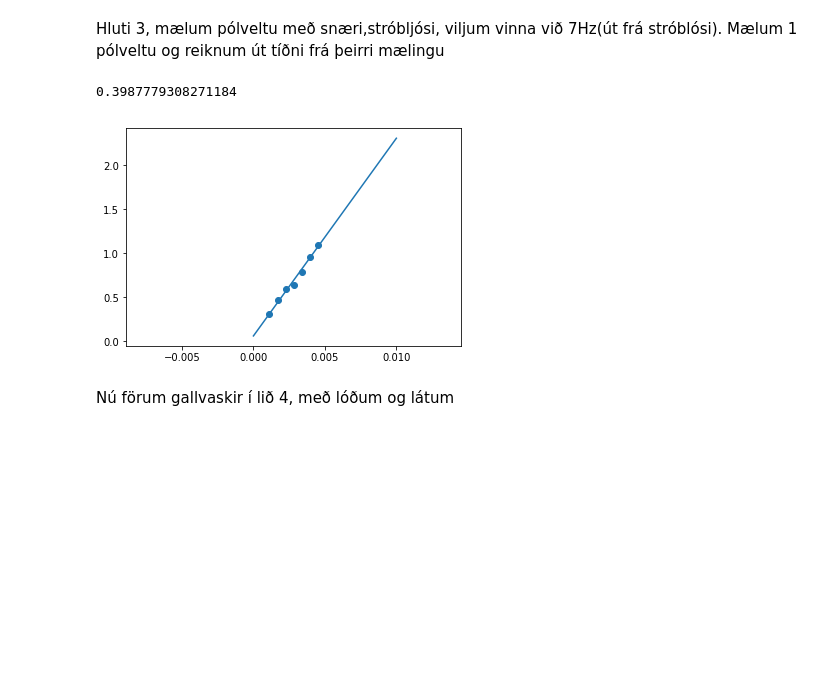
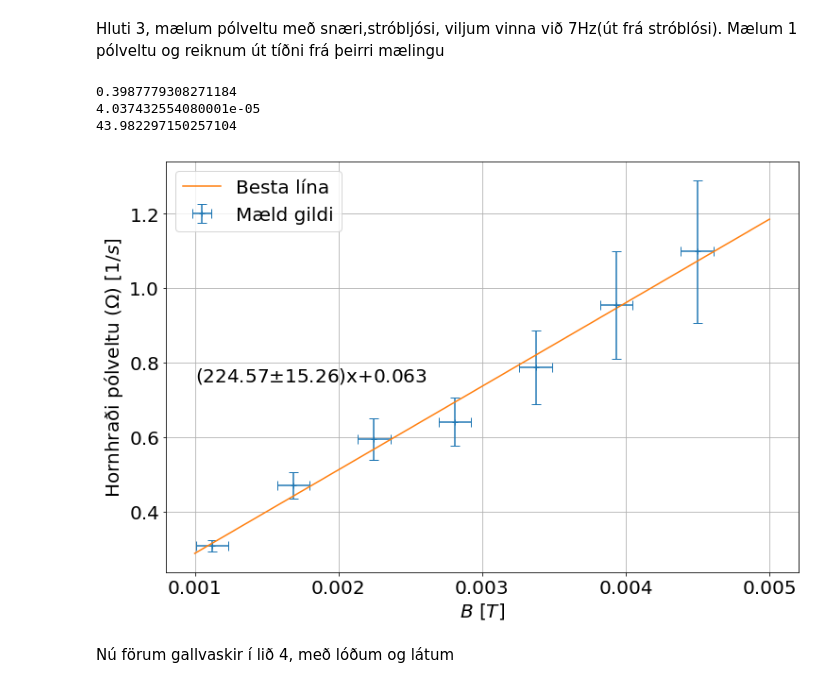
Before and after one commit to EmilGauti/segulvaegi, a Jupyter notebook: Urvinnsla.ipynb, the cells around one changed output. Cells and saved outputs as stored; diff of their text form; code cells hidden in the pictures; blank space fills up the shorter version.

```diff
--- a/Urvinnsla.ipynb
+++ b/Urvinnsla.ipynb
@@ -86,23 +123,52 @@ Hluti 3, mælum pólveltu með snæri,stróbljósi, viljum vinna við 7Hz(út fr
 # %%
 f_s = 7.0#Hz
 w_s = f_s*2*np.pi#Hornhraði kúlunnar vegna spuna-Garðars
 I_3 = np.array([1.0, 1.5, 2.0, 2.5, 3.0,3.5,4.0])
 t_3 = np.array([20.42, 13.34, 10.57,9.80,7.97,6.58,5.72])#Tími pólveltu [s]
+D_t3 = 1#óvissa á tíma pólveltunnar(s)
 f = 1/t_3
 w = 2*np.pi/t_3
 L = inert*w_s
 B_3 = mu_0*I_3*r_h**2*n_h/(2*(r_h**3))
+DB_3 = mu_0*D_I*r_h**2*n_h/(2*(r_h**3))
+D_w = D_t3*(2*np.pi/(t_3**2))
 
-plt.scatter(B_3,w)
-a,b = np.polyfit(B_3,w,1)
-XX = np.linspace(0.0,0.01,50)
+##### Teikna mynd
+
+plt.rcParams.update({'font.size': 20})
+
+plt.figure(figsize = (12, 8))
+
+
+plt.grid()
+plt.xlabel('$B$ [$T$]')
+plt.ylabel('Hornhraði pólveltu $(\Omega)$ [$1/s$]')
+
+plt.errorbar(B_3,w,xerr=DB_3, yerr = D_w,linestyle="None",fmt='+',capsize=5,label='Mæld gildi')
+
+[a,b],V = np.polyfit(B_3,w,1,cov=True)
+aErr = np.sqrt(V[0][0])
+XX = np.linspace(0.001,0.005,40)
 YY = a*XX + b
-plt.plot(XX,YY)
+plt.plot(XX,YY,label='Besta lína')
+
+plt.legend()
+plt.text(0.001,0.75,'('+str(np.round(a,2))+'$\pm$'+str(np.round(aErr,2))+')x+'+str(np.round(b,3)))
+labs = np.array([0.001,0.002,0.003,0.004,0.005])
+#labs_s=['']
+plt.xticks(labs)
+plt.savefig('Hluti_3.png')
+plt.savefig('Hluti_3.PDF')
+
 mu_3 = a*L
 print(mu_3)
+print(inert)
+print(w_s)
 # %% [output]
 0.3987779308271184
+4.037432554080001e-05
+43.982297150257104
-[figure, old version]
+[figure, new version]
 # %% [markdown]
 Nú förum gallvaskir í lið 4, með lóðum og látum
 # %%
```
Also changed, not shown: parts of 3 cells of this notebook, 14 other files.
